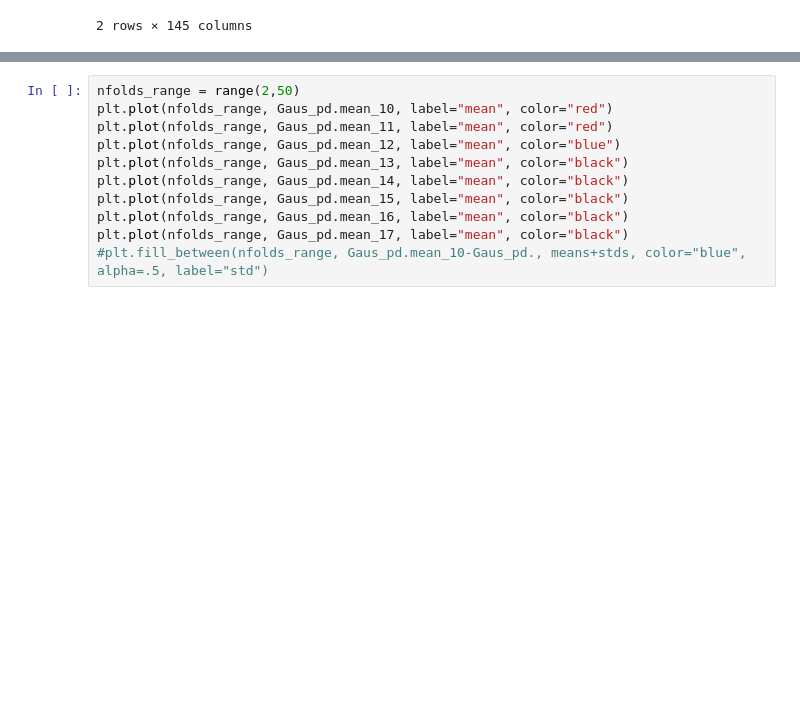
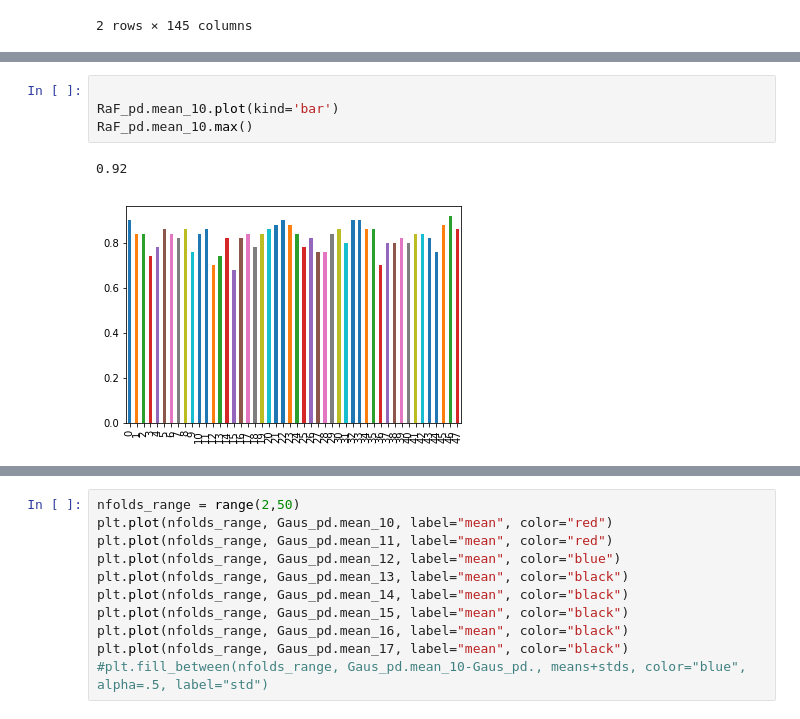
Before and after one commit to famarcar/Wear_Classification, a Jupyter notebook: DataAnalysis.ipynb, the cells around one changed output, grey strips where cells are left out. Cells and saved outputs as stored; diff of their text form; blank space fills up the shorter version.

```diff
--- a/DataAnalysis.ipynb
+++ b/DataAnalysis.ipynb
@@ -108,0 +215,7 @@ SVC_pd.head(2)
+# %%
+
+RaF_pd.mean_10.plot(kind='bar')
+RaF_pd.mean_10.max()
+# %% [output]
+0.92
+[figure, added]
```
Also changed, not shown: parts of 9 cells of this notebook.
